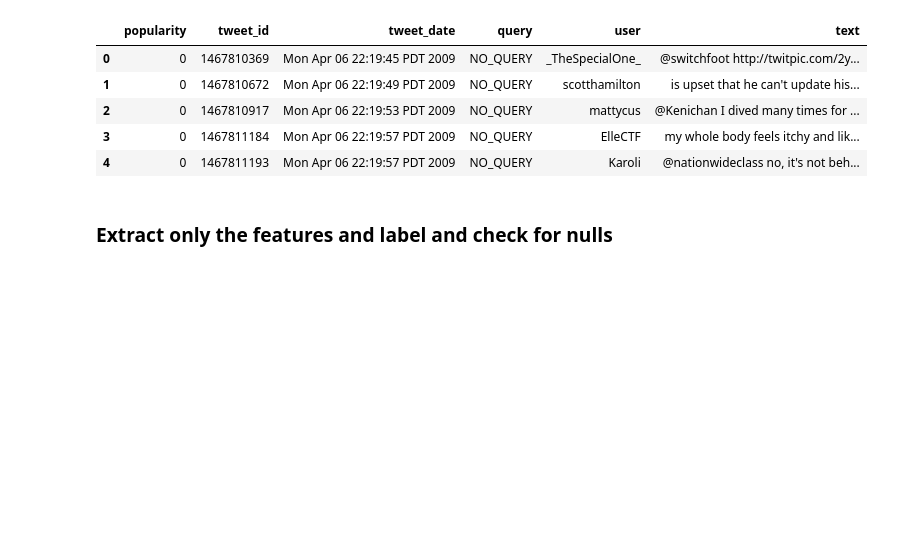
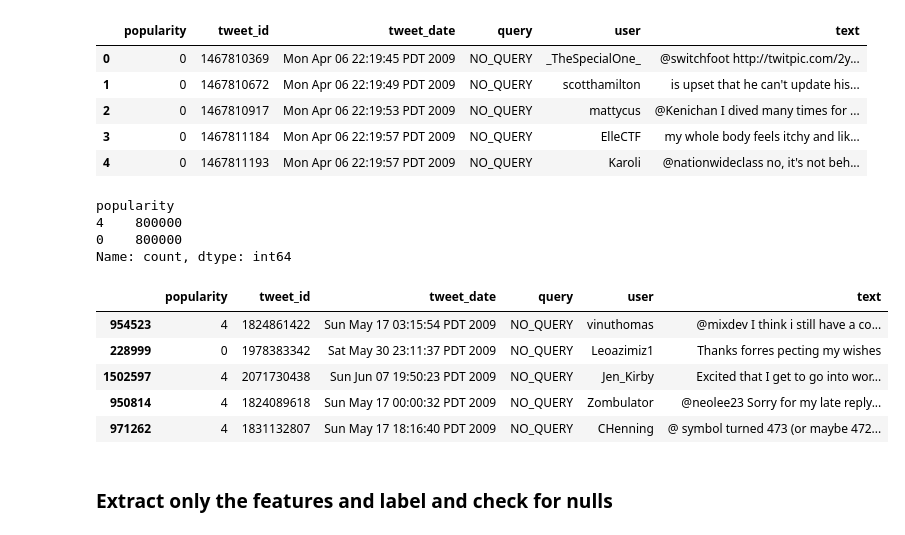
Before and after one commit to Dcarter15/MastersProgram, a Jupyter notebook: DSCI 614/Project6_Carter_Daniel.ipynb, the cells around one changed output. Saved outputs shown, nothing was run; the diff lists cells and outputs as text; code cells hidden in the pictures; blank space fills up the shorter version.

```diff
--- a/DSCI 614/Project6_Carter_Daniel.ipynb
+++ b/DSCI 614/Project6_Carter_Daniel.ipynb
@@ -37,6 +38,21 @@ df.head()
 | 2 | 0 | 1467810917 | Mon Apr 06 22:19:53 PDT 2009 | NO_QUERY | mattycus | @Kenichan I dived many times for ... |
 | 3 | 0 | 1467811184 | Mon Apr 06 22:19:57 PDT 2009 | NO_QUERY | ElleCTF | my whole body feels itchy and lik... |
 | 4 | 0 | 1467811193 | Mon Apr 06 22:19:57 PDT 2009 | NO_QUERY | Karoli | @nationwideclass no, it's not beh... |
+# %%
+df = df.sample(frac=1, random_state=3)
+print(df['popularity'].value_counts())
+df.head()
+# %% [output]
+popularity
+4    800000
+0    800000
+Name: count, dtype: int64
+|  | popularity | tweet_id | tweet_date | query | user | text |
+| 954523 | 4 | 1824861422 | Sun May 17 03:15:54 PDT 2009 | NO_QUERY | vinuthomas | @mixdev I think i still have a co... |
+| 228999 | 0 | 1978383342 | Sat May 30 23:11:37 PDT 2009 | NO_QUERY | Leoazimiz1 | Thanks forres pecting my wishes |
+| 1502597 | 4 | 2071730438 | Sun Jun 07 19:50:23 PDT 2009 | NO_QUERY | Jen_Kirby | Excited that I get to go into wor... |
+| 950814 | 4 | 1824089618 | Sun May 17 00:00:32 PDT 2009 | NO_QUERY | Zombulator | @neolee23 Sorry for my late reply... |
+| 971262 | 4 | 1831132807 | Sun May 17 18:16:40 PDT 2009 | NO_QUERY | CHenning | @ symbol turned 473 (or maybe 472... |
 # %% [markdown]
 ### Extract only the features and label and check for nulls
 # %%
```
Also changed, not shown: parts of 21 cells of this notebook, 1 other file.
